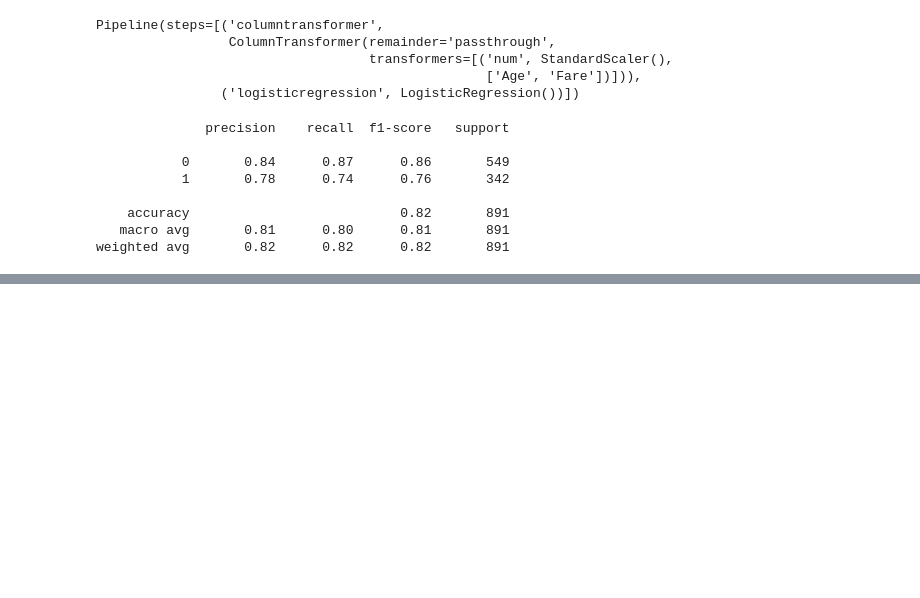
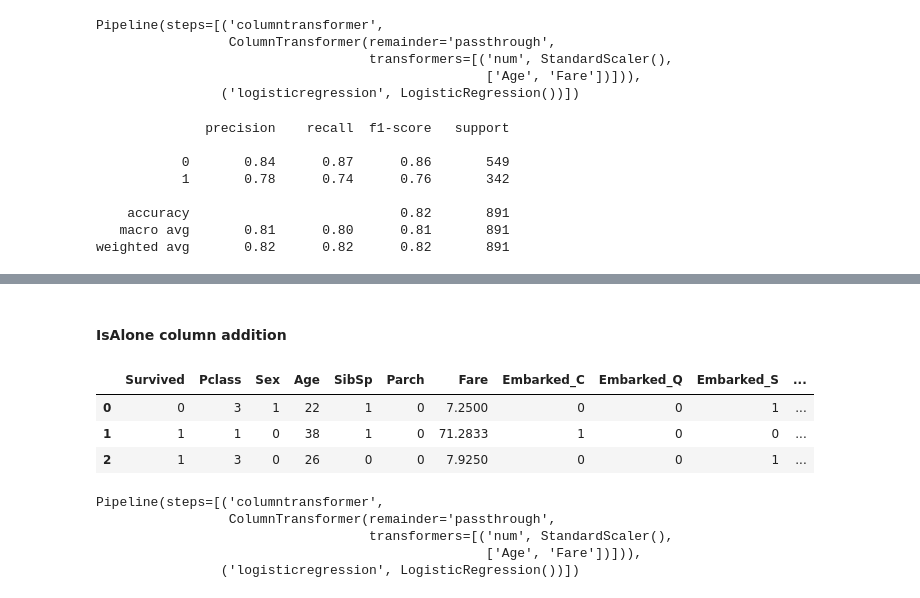
Before and after one commit to GregJackalis/Titanic---Machine-Learning-from-Disaster, a Jupyter notebook: notebooks/titanic_ml.ipynb, the cells around one changed output, grey strips where cells are left out. Saved outputs shown, nothing was run; the diff lists cells and outputs as text; code cells hidden in the pictures; blank space fills up the shorter version.

```diff
--- a/notebooks/titanic_ml.ipynb
+++ b/notebooks/titanic_ml.ipynb
@@ -2323,0 +2354,20 @@ weighted avg       0.82      0.82      0.82       891
+# %%
+# train_data = train_data.drop('Name', axis='columns')
+train_data["Name"] = TRAIN_backup_name_data
+to_add = []
+
+
+include = ["Mr", "Mrs", "Master", "Miss"]
+for name in train_data["Name"]:
+    # found = False
+    title = re.search(r',\s*([^\.]+)\.', name).group(1)
+    # print(extraTitle)
+
+    if title not in include:
+        title = "Rare"
+
+    train_data.loc[train_data["Name"] == name, "Name"] = title
+
+
+train_data = pd.get_dummies(train_data, columns=["Name"])
+train_data.info()
@@ -2323,0 +2392,10 @@ weighted avg       0.82      0.82      0.82       891
+# %%
+titles = [
+"Name_Master",
+"Name_Miss",
+"Name_Mr",
+"Name_Mrs",
+"Name_Rare"]
+
+for tl in titles:
+    train_data[tl] = train_data[tl].astype(int)
@@ -2323,0 +2424,23 @@ weighted avg       0.82      0.82      0.82       891
+# %% [markdown]
+#### IsAlone column addition
+# %%
+train_data.loc[train_data["FamilySize"] == 0, "IsAlone"] = 1
+train_data.loc[train_data["FamilySize"] != 0, "IsAlone"] = 0
+
+train_data["IsAlone"] = train_data["IsAlone"].astype(int)
+train_data.head(3)
+# %% [output]
+|  | Survived | Pclass | Sex | Age | SibSp | Parch | Fare | Embarked_C | Embarked_Q | Embarked_S | ... |
+| 0 | 0 | 3 | 1 | 22 | 1 | 0 | 7.2500 | 0 | 0 | 1 | ... |
+| 1 | 1 | 1 | 0 | 38 | 1 | 0 | 71.2833 | 1 | 0 | 0 | ... |
+| 2 | 1 | 3 | 0 | 26 | 0 | 0 | 7.9250 | 0 | 0 | 1 | ... |
+# %%
+X = train_data.drop(["Survived", "SibSp", "Parch"], axis=1)
+y = train_data["Survived"]
+pipeline.fit(X,y,)
+# %% [output]
+Pipeline(steps=[('columntransformer',
+                 ColumnTransformer(remainder='passthrough',
+                                   transformers=[('num', StandardScaler(),
+                                                  ['Age', 'Fare'])])),
+                ('logisticregression', LogisticRegression())])
```
Also changed, not shown: parts of 23 cells of this notebook.
